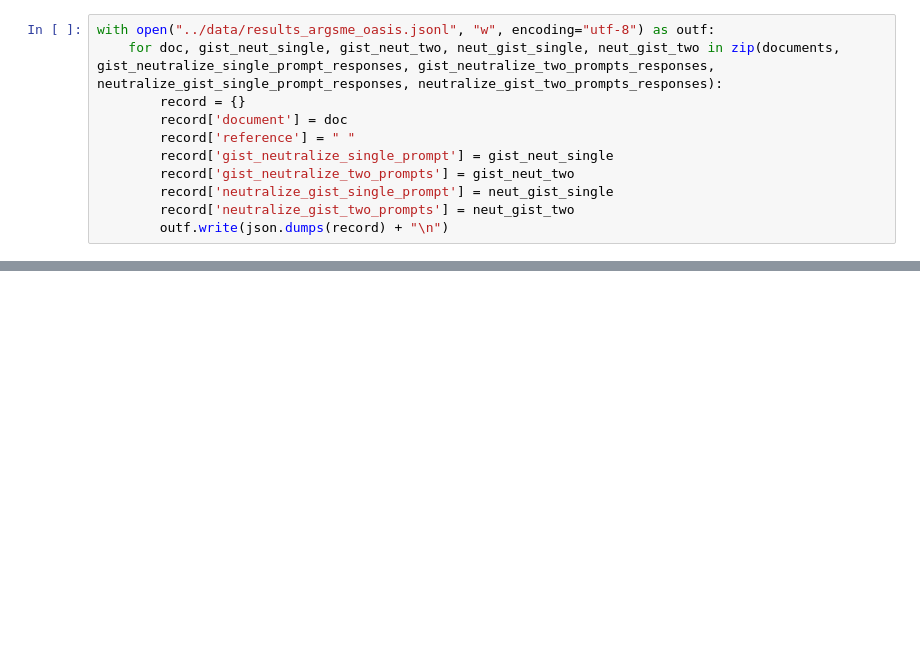
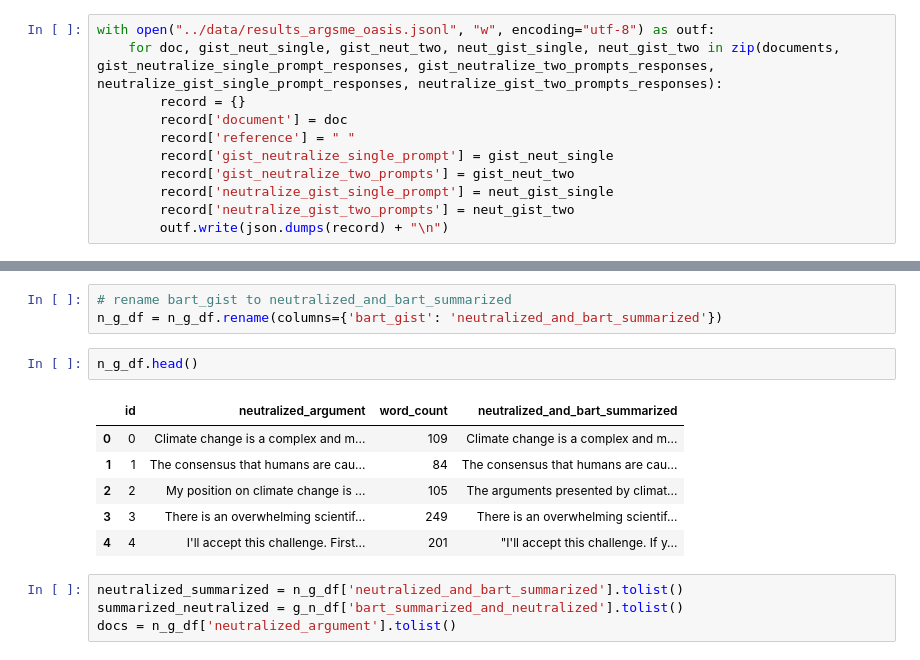
Before and after one commit to shahbazsyed/oasis-demo, a Jupyter notebook: notebooks/explore_results.ipynb, the cells around one changed output, grey strips where cells are left out. Drawn from its saved outputs; the diff is of its cells as text; blank space fills up the shorter version.

```diff
--- a/notebooks/explore_results.ipynb
+++ b/notebooks/explore_results.ipynb
@@ -281,0 +318,16 @@ Args.me Gist vs
+# %%
+# rename bart_gist to neutralized_and_bart_summarized
+n_g_df = n_g_df.rename(columns={'bart_gist': 'neutralized_and_bart_summarized'})
+# %%
+n_g_df.head()
+# %% [output]
+|  | id | neutralized_argument | word_count | neutralized_and_bart_summarized |
+| 0 | 0 | Climate change is a complex and m... | 109 | Climate change is a complex and m... |
+| 1 | 1 | The consensus that humans are cau... | 84 | The consensus that humans are cau... |
+| 2 | 2 | My position on climate change is ... | 105 | The arguments presented by climat... |
+| 3 | 3 | There is an overwhelming scientif... | 249 | There is an overwhelming scientif... |
+| 4 | 4 | I'll accept this challenge. First... | 201 | "I'll accept this challenge. If y... |
+# %%
+neutralized_summarized = n_g_df['neutralized_and_bart_summarized'].tolist()
+summarized_neutralized = g_n_df['bart_summarized_and_neutralized'].tolist()
+docs = n_g_df['neutralized_argument'].tolist()
```
Also changed, not shown: parts of 9 cells of this notebook, 1 other file.
